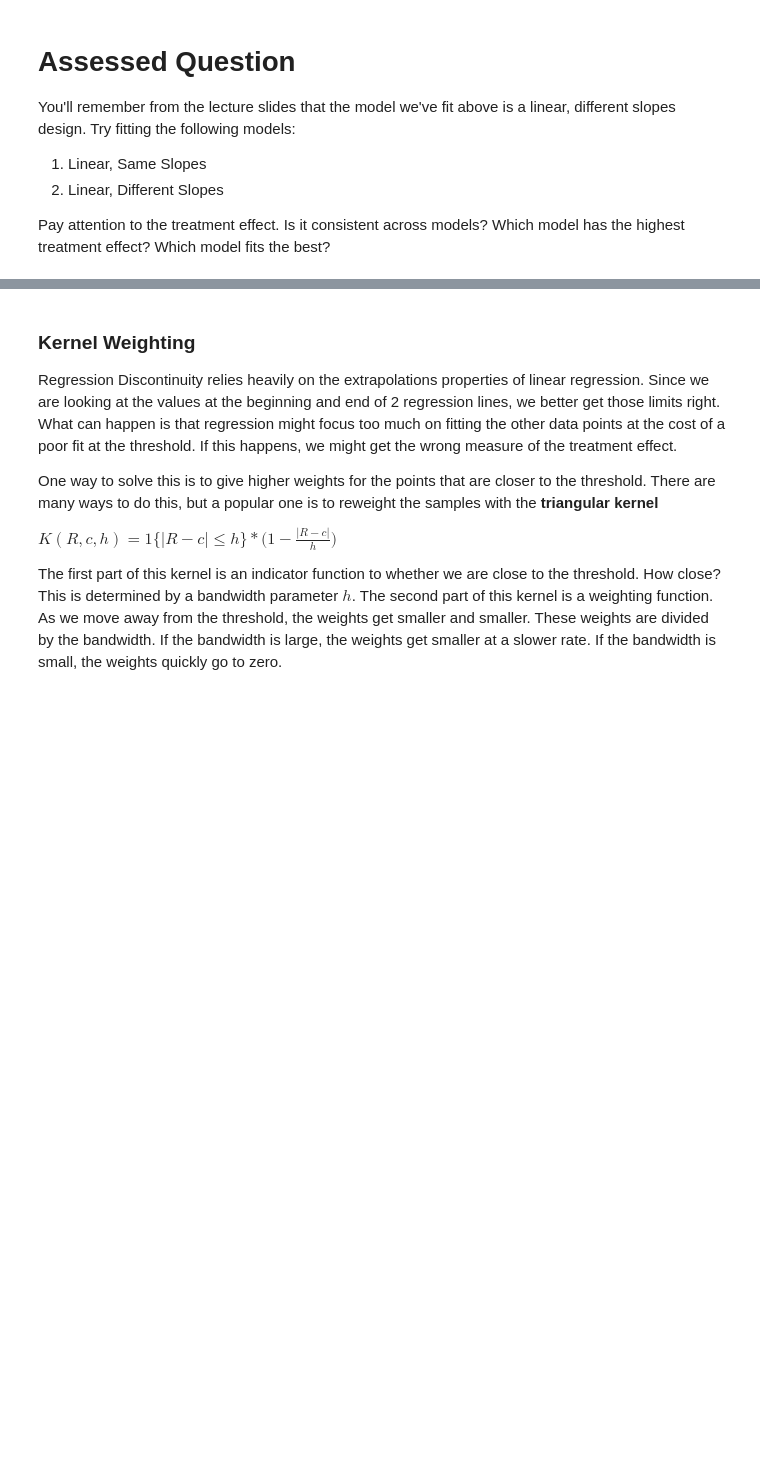
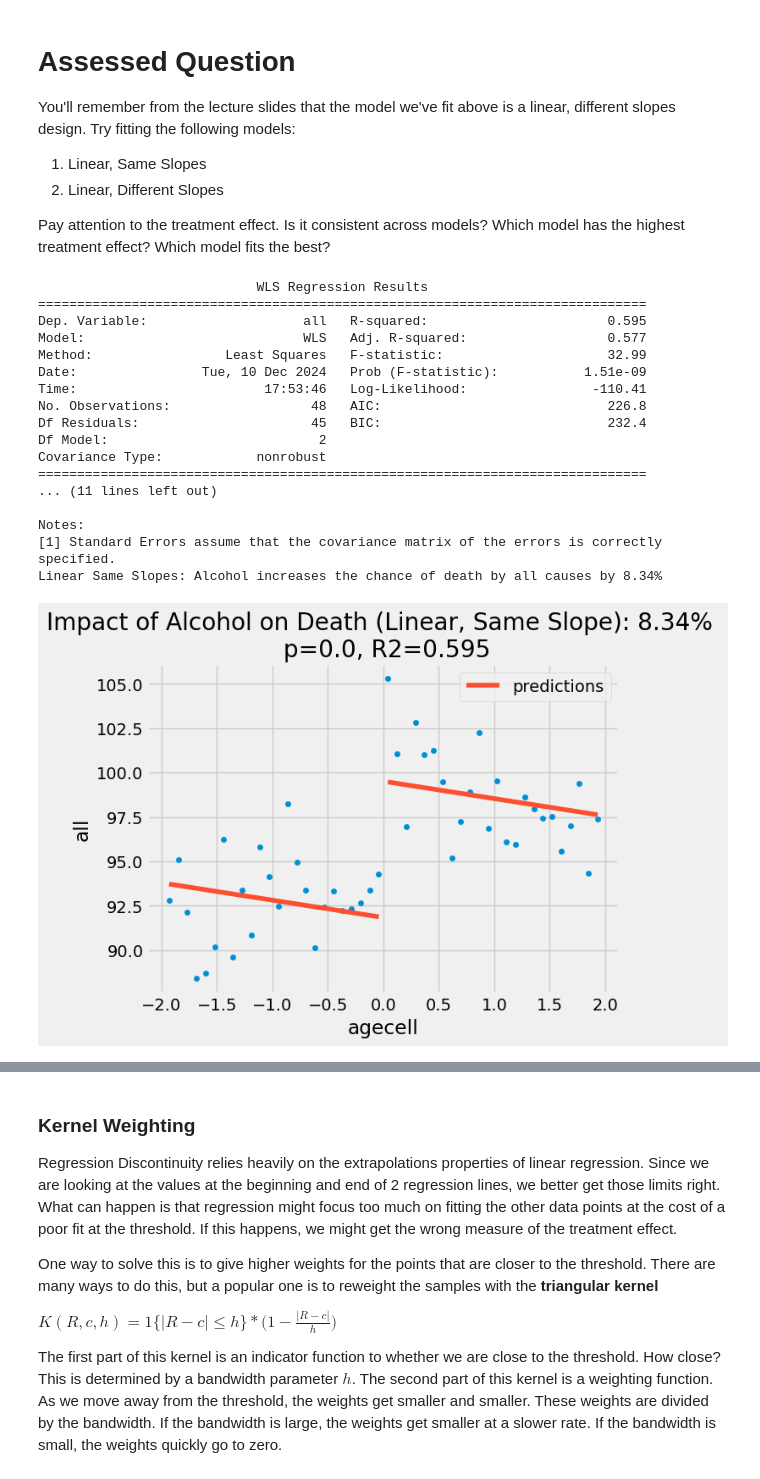
Before and after one commit to katiemarden123/QM2, a Jupyter notebook: notebooks/W09. Regression Discontinuity.ipynb, the cells around one changed output, grey strips where cells are left out. Cells and saved outputs as stored; diff of their text form; code cells hidden in the pictures; blank space fills up the shorter version.

```diff
--- a/notebooks/W09. Regression Discontinuity.ipynb
+++ b/notebooks/W09. Regression Discontinuity.ipynb
@@ -237,3 +237,40 @@ You'll remember from the lecture slides that the model we've fit above is a line
 2. Linear, Different Slopes
 
 Pay attention to the treatment effect. Is it consistent across models? Which model has the highest treatment effect? Which model fits the best?
+# %%
+
+# 1. Linear, Same Slopes
+
+rdddf = drinking.assign(threshold=(drinking["agecell"] > 0).astype(int))
+linearsamemodel = smf.wls("all ~ agecell + threshold", rdddf).fit()
+print(linearsamemodel.summary())
+
+# Finding the percentage increase:
+atepctlinearsame = 100*((linearsamemodel.params["threshold"] + linearsamemodel.params["Intercept"])/linearsamemodel.params["Intercept"] - 1)
+print(f"Linear Same Slopes: Alcohol increases the chance of death by all causes by {round(atepctlinearsame, 2)}%")
+
+axlinearsame = drinking.plot.scatter(x="agecell", y="all", color="C0")
+drinking.assign(predictions=linearsamemodel.fittedvalues).plot(x="agecell", y="predictions", ax=axlinearsame, color="C1")
+plt.title(f"Impact of Alcohol on Death (Linear, Same Slope): {np.round(atepctlinearsame, 2)}% \n p={np.round(linearsamemodel.pvalues['threshold'], 3)}, R2={np.round(linearsamemodel.rsquared, 3)}")
+plt.show()
+
+# RESULTS: Alcohol increases the chance of death by all causes by 8.34% (to 2 d.p.), with a statistically significant treatment effect p = 0.000 (to 3 d.p.).
+# %% [output]
+                            WLS Regression Results
+==============================================================================
+Dep. Variable:                    all   R-squared:                       0.595
+Model:                            WLS   Adj. R-squared:                  0.577
+Method:                 Least Squares   F-statistic:                     32.99
+Date:                Tue, 10 Dec 2024   Prob (F-statistic):           1.51e-09
+Time:                        17:53:46   Log-Likelihood:                -110.41
+No. Observations:                  48   AIC:                             226.8
+Df Residuals:                      45   BIC:                             232.4
+Df Model:                           2
+Covariance Type:            nonrobust
+==============================================================================
+... (11 lines left out)
+
+Notes:
+[1] Standard Errors assume that the covariance matrix of the errors is correctly specified.
+Linear Same Slopes: Alcohol increases the chance of death by all causes by 8.34%
+[figure, added]
```
Also changed, not shown: parts of 11 cells of this notebook.
